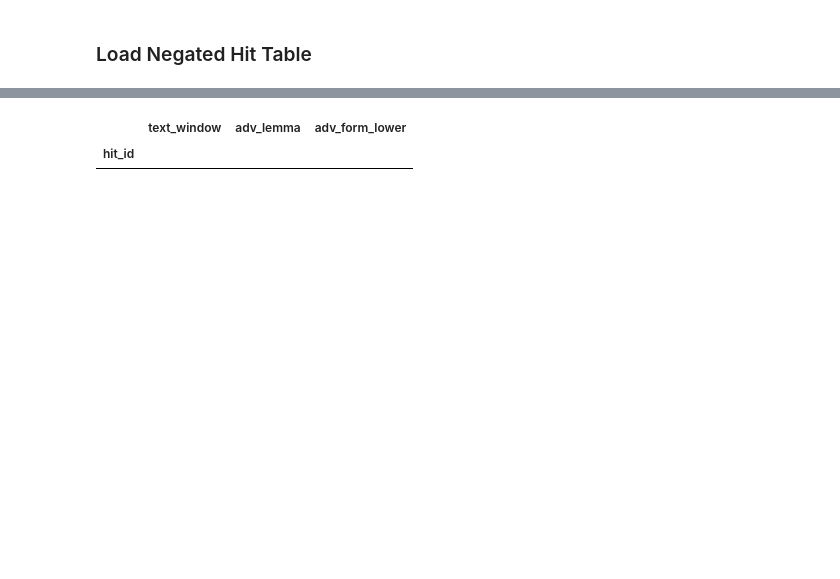
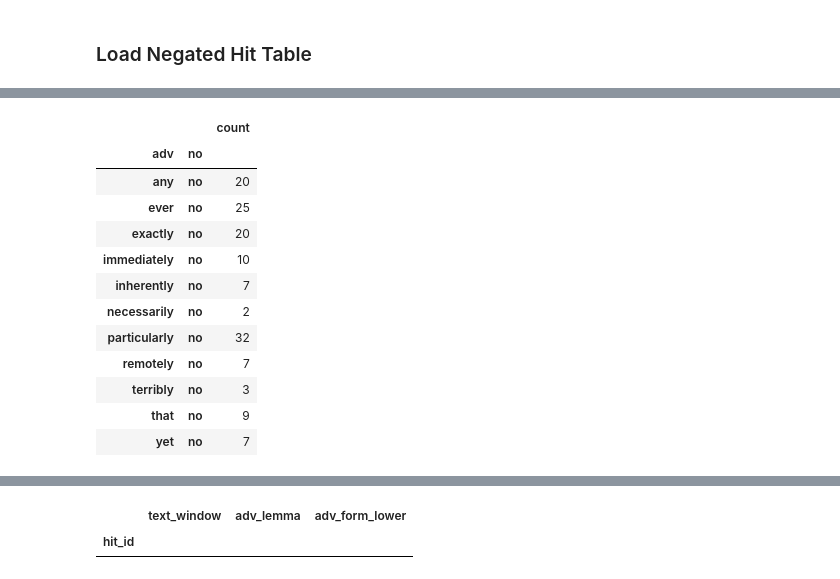
Before and after one commit to AndreaTheLinguist/sanpi, a Jupyter notebook: notebooks/ALL-topNEGadv_bigram-polarity.ipynb, the cells around one changed output, grey strips where cells are left out. Saved outputs shown, nothing was run; the diff lists cells and outputs as text; code cells hidden in the pictures; blank space fills up the shorter version.

```diff
--- a/notebooks/ALL-topNEGadv_bigram-polarity.ipynb
+++ b/notebooks/ALL-topNEGadv_bigram-polarity.ipynb
@@ -562,0 +693,4 @@ Updated `neg_lemma` counts with "ain(')t" merged with "not"
+# %%
+
+neg_found = neg_found.loc[neg_found.apply(any, axis=1), neg_found.apply(any)]
+neg_found
@@ -562,0 +712,6 @@ Updated `neg_lemma` counts with "ain(')t" merged with "not"
+# %%
+neg_found = neg_found.assign(adv=pos_hits.loc[neg_found.index, 'adv_form_lower'],
+                               all_forms_lower= pos_hits.loc[neg_found.index,'all_forms_lower'],
+                             preceding_str=embolden(pos_hits.loc[neg_found.index,'up_to_adj']))
+nb_show_table(neg_found,
+              outpath=f'/share/compling/projects/sanpi/results/MISSED_NEG-in-COM.{DATE}.md')
@@ -562,0 +752,17 @@ Updated `neg_lemma` counts with "ain(')t" merged with "not"
+# %%
+pd.set_option('display.max_rows', 180)
+neg_found.groupby('adv').value_counts(['no']).to_frame()
+# %% [output]
+|  |  | count |
+| adv | no |  |
+| any | no | 20 |
+| ever | no | 25 |
+| exactly | no | 20 |
+| immediately | no | 10 |
+| inherently | no | 7 |
+| necessarily | no | 2 |
+| particularly | no | 32 |
+| remotely | no | 7 |
+| terribly | no | 3 |
+| that | no | 9 |
+| yet | no | 7 |
```
Also changed, not shown: parts of 60 cells of this notebook, 30 other files.
